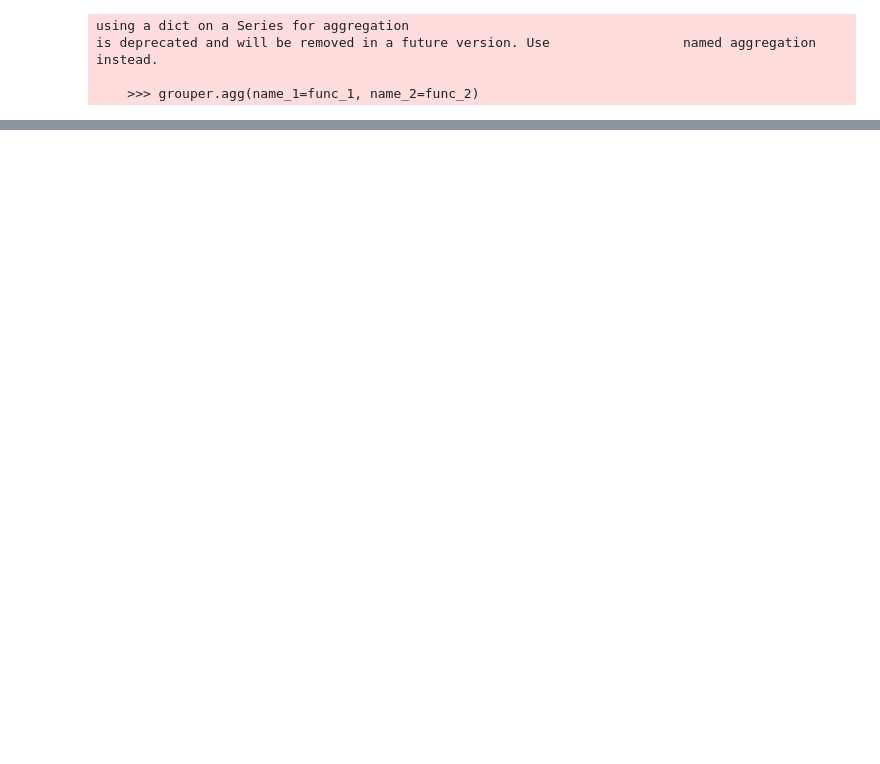
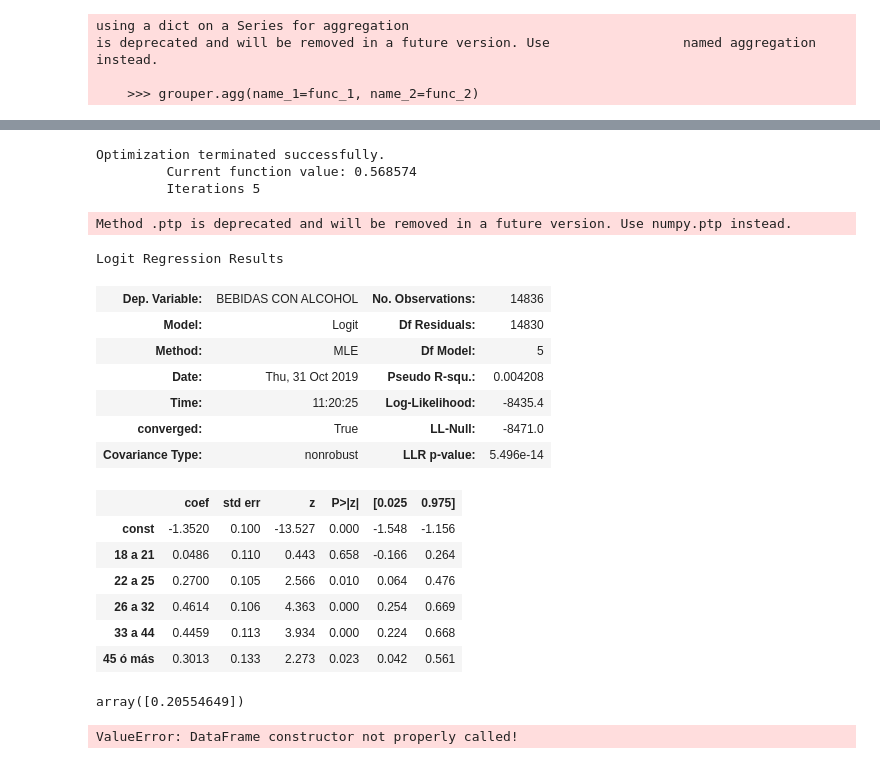
Before and after one commit to Caoimhim/data-analysis-semana-i, a Jupyter notebook: dendro.ipynb, the cells around one changed output, grey strips where cells are left out. Drawn from its saved outputs; the diff is of its cells as text; code cells hidden in the pictures; blank space fills up the shorter version.

Commit message:
AAAAAAAAAAAA faltan graficas c:, multi-indice corregido y agregado los predict

```diff
--- a/dendro.ipynb
+++ b/dendro.ipynb
@@ -175,0 +148,33 @@ df_grupos
+# %%
+algo = Logit(df_chido['BEBIDAS CON ALCOHOL'], sm.add_constant(df_chido[['18 a 21','22 a 25','26 a 32','33 a 44','45 ó más']]))
+resultados = algo.fit()
+resultados.summary()
+# %% [output]
+Optimization terminated successfully.
+         Current function value: 0.568574
+         Iterations 5
+Method .ptp is deprecated and will be removed in a future version. Use numpy.ptp instead.
+Logit Regression Results
+| Dep. Variable: | BEBIDAS CON ALCOHOL | No. Observations: | 14836 |
+| Model: | Logit | Df Residuals: | 14830 |
+| Method: | MLE | Df Model: | 5 |
+| Date: | Thu, 31 Oct 2019 | Pseudo R-squ.: | 0.004208 |
+| Time: | 11:20:25 | Log-Likelihood: | -8435.4 |
+| converged: | True | LL-Null: | -8471.0 |
+| Covariance Type: | nonrobust | LLR p-value: | 5.496e-14 |
+|  | coef | std err | z | P>|z| | [0.025 | 0.975] |
+| const | -1.3520 | 0.100 | -13.527 | 0.000 | -1.548 | -1.156 |
+| 18 a 21 | 0.0486 | 0.110 | 0.443 | 0.658 | -0.166 | 0.264 |
+| 22 a 25 | 0.2700 | 0.105 | 2.566 | 0.010 | 0.064 | 0.476 |
+| 26 a 32 | 0.4614 | 0.106 | 4.363 | 0.000 | 0.254 | 0.669 |
+| 33 a 44 | 0.4459 | 0.113 | 3.934 | 0.000 | 0.224 | 0.668 |
+| 45 ó más | 0.3013 | 0.133 | 2.273 | 0.023 | 0.042 | 0.561 |
+# %%
+resultados.predict([1,0,0,0,0,0])
+# %% [output]
+array([0.20554649])
+# %%
+scatter = pyx.scatter(algo)
+scatter.show()
+# %% [output]
+ValueError: DataFrame constructor not properly called!
```
Also changed, not shown: parts of 14 cells of this notebook.
